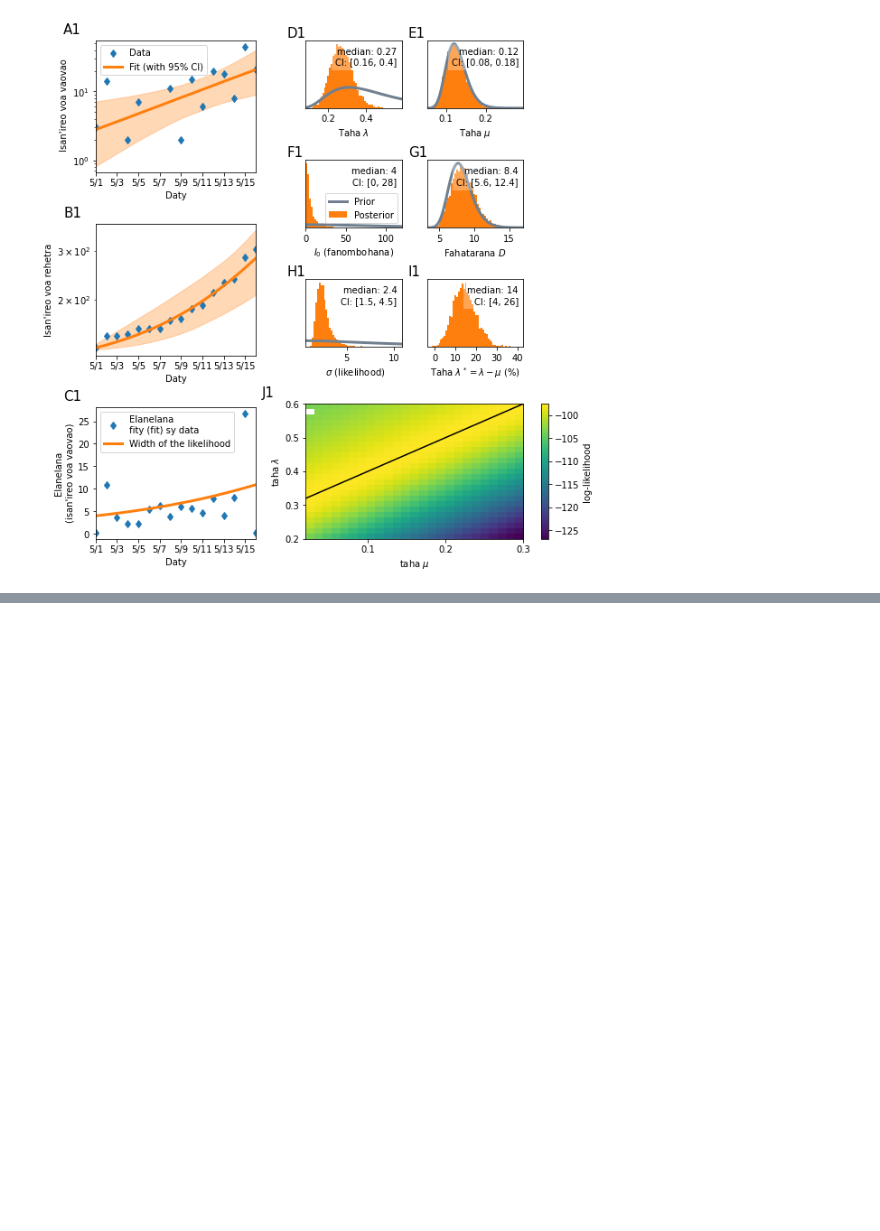
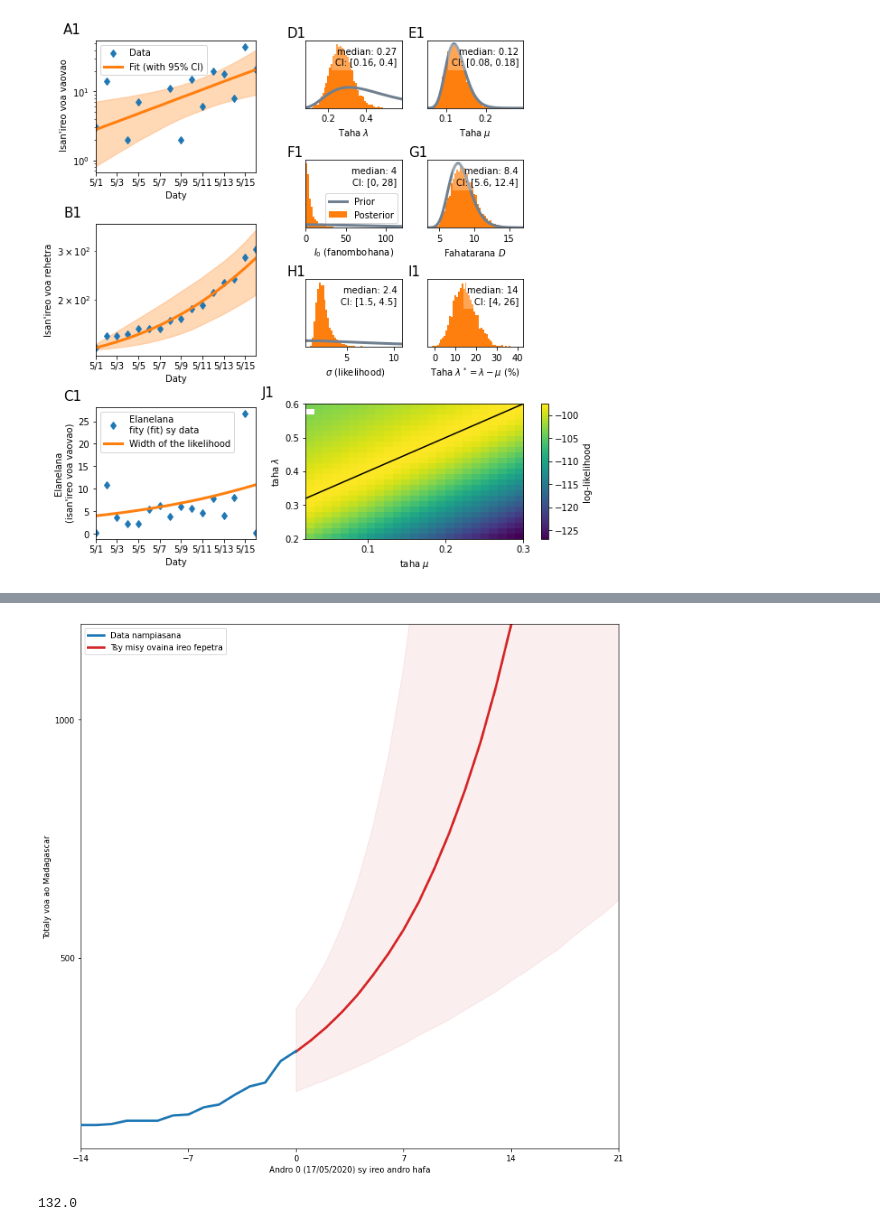
Before and after one commit to herysedra/covid19-mankaiza-clone, a Jupyter notebook: scripts/paper/covmdg_lambda.ipynb, the cells around one changed output, grey strips where cells are left out. Cells and saved outputs as stored; diff of their text form; code cells hidden in the pictures; blank space fills up the shorter version.

```diff
--- a/scripts/paper/covmdg_lambda.ipynb
+++ b/scripts/paper/covmdg_lambda.ipynb
@@ -1173,0 +1307,44 @@ plt.savefig(path_to_save+'cco1mdg.png')
+# %%
+cases_obs_to_plot = cases_obs
+cases_obs_to_plot_future = cases_obs
+
+casfut1 = np.cumsum(trace['new_cases_no_change'], axis=1) + \
+        np.sum(trace.new_cases_past, axis=1)[:, None] + cases_obs[0]
+casesfut = casfut1.T
+
+
+fig, ax = plt.subplots(figsize=[12, 12])
+
+time = np.arange(-len(cases_obs_to_plot)+1, 1)
+ax.plot(time, cases_obs_to_plot, label="Data nampiasana", linewidth=3, color='tab:blue',
+                zorder=5)
+
+time = np.arange(0, len(cases_obs_to_plot_future))
+
+time = np.arange(0, num_days_to_predict)
+
+median = np.median(casesfut, axis=-1)
+percentiles = (np.percentile(casesfut, q=2.5, axis=-1), np.percentile(casesfut, q=97.5, axis=-1),)
+ax.plot(time, median, color = "tab:red", linewidth=3, label="Tsy misy ovaina ireo fepetra")
+ax.fill_between(time, percentiles[0], percentiles[1], alpha=0.08, color="tab:red")
+
+ax.set_xlim(-14, 21)
+ax.set_ylim(100, 1200)
+ax.set_yscale("linear")
+ax.set(xlabel = "Andro 0 (17/05/2020) sy ireo andro hafa", ylabel= "Totaly voa ao Madagascar")
+# ax.locator_params(axis='y', nbins=4)
+ax.legend(loc="upper left")
+ax.set_xticks([-14, -7, 0, 7, 14, 21])
+ax.locator_params(nbins=4, axis="y")
+#func_format = lambda num, _: "${:,.0f}$".format(num).replace(",", "\,")
+#ax.yaxis.set_major_formatter(matplotlib.ticker.FuncFormatter(func_format))
+
+
+plt.savefig(path_to_save + "lambda1tanatoa.png", dpi=300)
+plt.show()
+# %% [output]
+[figure, added]
+# %%
+cases_obs[0]
+# %% [output]
+132.0
```
Also changed, not shown: parts of 2 cells of this notebook.
